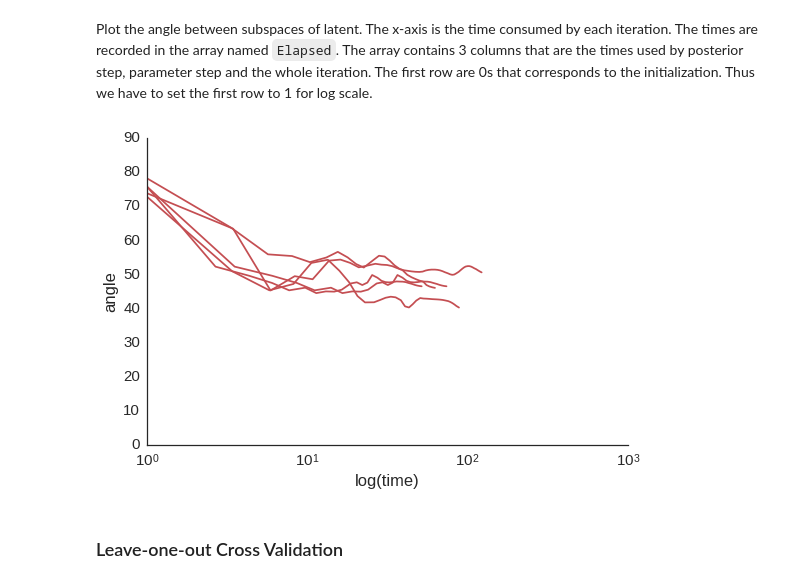
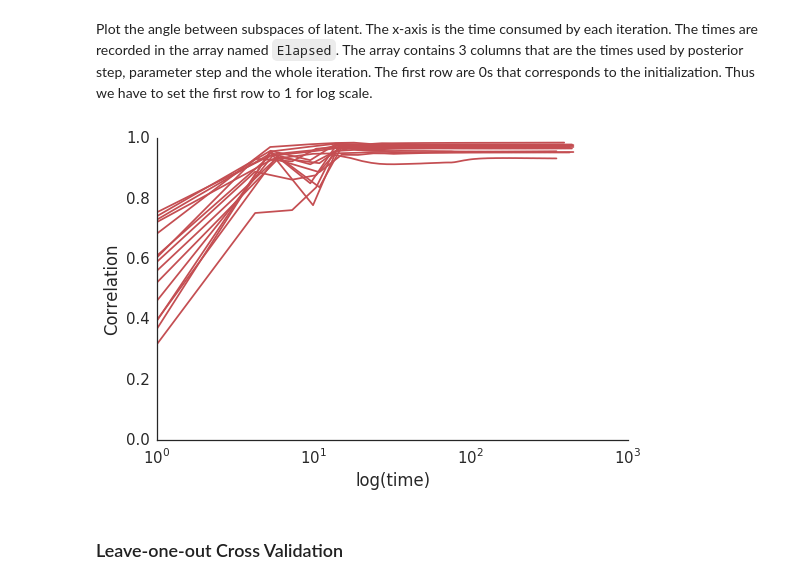
Before and after one commit to catniplab/vlgp, a Jupyter notebook: tutorial.ipynb, the cells around one changed output. Cells and saved outputs as stored; diff of their text form; code cells hidden in the pictures.

```diff
--- a/tutorial.ipynb
+++ b/tutorial.ipynb
@@ -49,7 +45,7 @@ nsample = 5  # number of sample
 ntrial = 10  # number of trials
 nbin = 1000  # number of time bins of each trial
 nneuron = 50 # number of neurons (spike trains)
-dim = 3      # latent dimension
+dyn_ndim = 3 # latent dimension
 # %% [markdown]
 To reproduce the same results as that in the paper, set the random seed and simulate 5 samples.
 # %%
@@ -57,7 +53,7 @@ np.random.seed(0)
 skip = 2000
 lorenz = simulation.lorenz(skip + nsample * ntrial * nbin, dt=1.5e-3, s=10, r=28, b=2.667, x0=np.random.random(3) * 2)
 lorenz = (lorenz - lorenz.mean(axis=0)) / linalg.norm(lorenz, axis=0, ord=np.inf)
-x = lorenz[skip:, :].reshape((nsample, ntrial, nbin, dim))  # latent dynamics in proper shape
+x = lorenz[skip:, :].reshape((nsample, ntrial, nbin, dyn_ndim))  # latent dynamics in proper shape
 # %% [markdown]
 Plot the first trial.
 # %%
@@ -75,7 +71,7 @@ We save the simulation in HDF5 format.
 # %%
 np.random.seed(0)
 bias = np.log(15 / nbin)  # log base firing rate
-a = np.sort((np.random.rand(dim, nneuron) + 1) * np.sign(np.random.randn(dim, nneuron)), axis=1) # loading matrix
+a = (np.random.rand(dyn_ndim, nneuron) + 1) * np.sign(np.random.randn(dyn_ndim, nneuron)) # loading matrix
 b = np.vstack((bias * np.ones(nneuron), -10 * np.ones(nneuron), -10 * np.ones(nneuron), -3 * np.ones(nneuron),
                   -3 * np.ones(nneuron), -3 * np.ones(nneuron), -3 * np.ones(nneuron), -2 * np.ones(nneuron),
                   -2 * np.ones(nneuron), -1 * np.ones(nneuron), -1 * np.ones(nneuron)))  # regression weights
@@ -115,18 +108,24 @@ The rest arguments are options controlling the behavior of algorithm.
 
 We can save the fitted model in HDF5 format. Note that HDF5 does not support array of strings and thus remove it before saving.
 # %%
+binwitdh = 1 # in ms
+tau = 100  # in ms
+np.random.seed(0)
+
 for i, sample in enumerate(samples, start=1):
-    np.random.seed(0)
-    sigma = np.full(nlatent, fill_value=1.0)
-    omega = np.full(nlatent, fill_value=1e-5)
     fitted, _ = vlgp.fit(sample['y'], ['spike']*sample['y'].shape[-1],
-                         sigma, omega,
-                         lag=10, rank=100,
+                         dyn_ndim=3,
+                         sigma=np.ones(dyn_ndim) * (1 - 1e-3),
+                         omega=np.ones(dyn_ndim)*(2*(binwitdh/tau)**2),
+                         lag=0, rank=500,
                          x=sample['x'], alpha=sample['alpha'], beta=sample['beta'],
-                         niter=50, tol=1e-5, adjhess=True, decay=0, verbose=False, learn_post=True, learn_param=True,
-                         learn_sigma=True, learn_omega=True, nhyper=5)
-    fitted.pop('channel', None)
-    util.save(fitted, op.join(outputpath, 'lorenz{}.h5'.format(i + 1)))
+                         method='VB',
+                         niter=100, tol=1e-5, verbose=False,
+                         learn_param=True, learn_post=True, e_niter=5, m_niter=5, adjust_hessian=False, decay=0, Adam=False,
+                         learn_hyper=True, nhyper=5, subsample_size=200, hyper_obj='ELBO',
+                         gp_noise=1e-3, successive=False)
+    fitted.pop('channel', None);
+    util.save(fitted, op.join(outputpath, 'lorenz{}.h5'.format(i)))
 # %% [markdown]
 Load results.
 # %%
@@ -136,15 +135,15 @@ Plot the angle between subspaces of latent. The x-axis is the time consumed by e
 # %%
 plt.figure()
 for fitted in fits:
     fitted['Elapsed'][0, :] = 1
-    plt.semilogx(np.cumsum(fitted['Elapsed'][:, 2]), fitted['LatentAngle'], color='r')
+    plt.semilogx(np.cumsum(fitted['Elapsed'][:, 2]), fitted['RankCorr'], color='r')
 plt.xlabel('log(time)')
-plt.ylabel('angle')
-plt.ylim(0, 90)
+plt.ylabel('Correlation')
+plt.ylim(0, 1)
 sns.despine(top=True, right=True)
 plt.tight_layout()
 # %% [output]
-[figure, old version]
+[figure, new version]
 # %% [markdown]
 ### Leave-one-out Cross Validation
 # %% [markdown]
```
Also changed, not shown: parts of 6 cells of this notebook.
